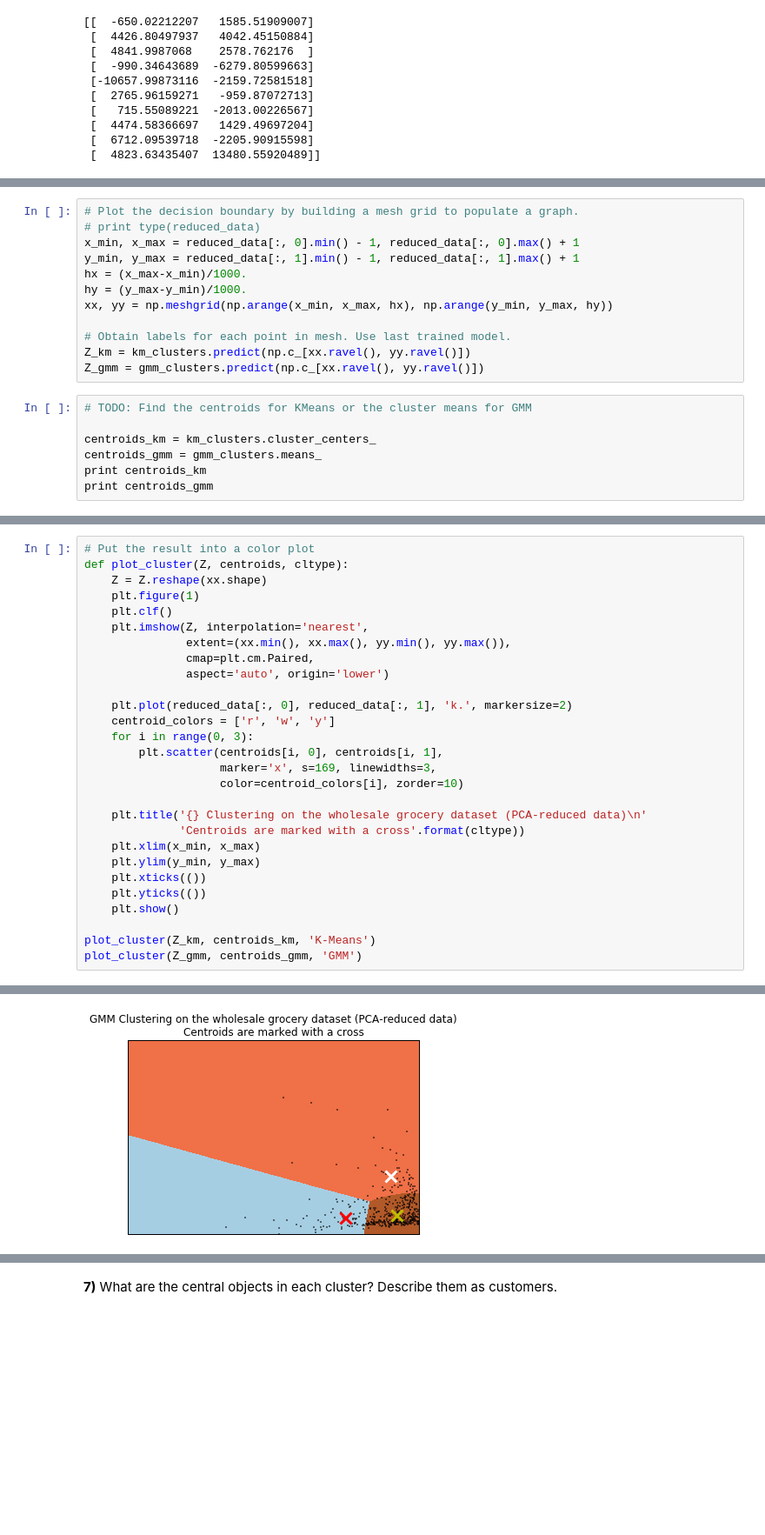
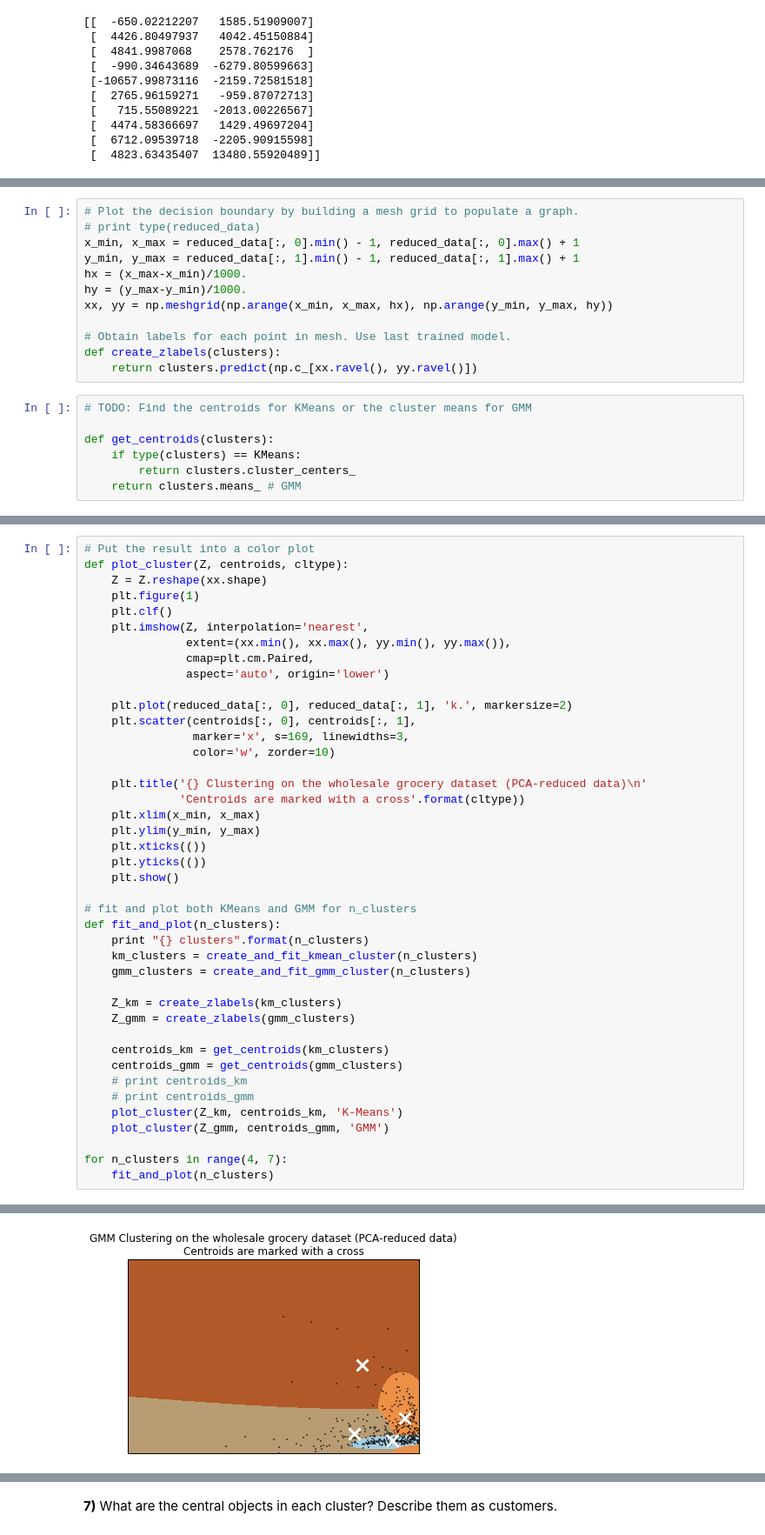
Before and after one commit to reynardmh/mlnd-projects, a Jupyter notebook: p3-customer_segments/customer_segments.ipynb, the cells around one changed output, grey strips where cells are left out. Shown at 87% size. Saved outputs shown, nothing was run; the diff lists cells and outputs as text; blank space fills up the shorter version.

```diff
--- a/p3-customer_segments/customer_segments.ipynb
+++ b/p3-customer_segments/customer_segments.ipynb
@@ -295,12 +291,12 @@ hy = (y_max-y_min)/1000.
 xx, yy = np.meshgrid(np.arange(x_min, x_max, hx), np.arange(y_min, y_max, hy))
 
 # Obtain labels for each point in mesh. Use last trained model.
-Z_km = km_clusters.predict(np.c_[xx.ravel(), yy.ravel()])
-Z_gmm = gmm_clusters.predict(np.c_[xx.ravel(), yy.ravel()])
+def create_zlabels(clusters):
+    return clusters.predict(np.c_[xx.ravel(), yy.ravel()])
 # %%
 # TODO: Find the centroids for KMeans or the cluster means for GMM
 
-centroids_km = km_clusters.cluster_centers_
-centroids_gmm = gmm_clusters.means_
-print centroids_km
-print centroids_gmm
+def get_centroids(clusters):
+    if type(clusters) == KMeans:
+        return clusters.cluster_centers_
+    return clusters.means_ # GMM
@@ -323,11 +312,9 @@ def plot_cluster(Z, centroids, cltype):
                aspect='auto', origin='lower')
 
     plt.plot(reduced_data[:, 0], reduced_data[:, 1], 'k.', markersize=2)
-    centroid_colors = ['r', 'w', 'y']
-    for i in range(0, 3):
-        plt.scatter(centroids[i, 0], centroids[i, 1],
-                    marker='x', s=169, linewidths=3,
-                    color=centroid_colors[i], zorder=10)
+    plt.scatter(centroids[:, 0], centroids[:, 1],
+                marker='x', s=169, linewidths=3,
+                color='w', zorder=10)
 
     plt.title('{} Clustering on the wholesale grocery dataset (PCA-reduced data)\n'
               'Centroids are marked with a cross'.format(cltype))
@@ -337,6 +324,22 @@ def plot_cluster(Z, centroids, cltype):
     plt.yticks(())
     plt.show()
 
-plot_cluster(Z_km, centroids_km, 'K-Means')
-plot_cluster(Z_gmm, centroids_gmm, 'GMM')
+# fit and plot both KMeans and GMM for n_clusters
+def fit_and_plot(n_clusters):
+    print "{} clusters".format(n_clusters)
+    km_clusters = create_and_fit_kmean_cluster(n_clusters)
+    gmm_clusters = create_and_fit_gmm_cluster(n_clusters)
+
+    Z_km = create_zlabels(km_clusters)
+    Z_gmm = create_zlabels(gmm_clusters)
+
+    centroids_km = get_centroids(km_clusters)
+    centroids_gmm = get_centroids(gmm_clusters)
+    # print centroids_km
+    # print centroids_gmm
+    plot_cluster(Z_km, centroids_km, 'K-Means')
+    plot_cluster(Z_gmm, centroids_gmm, 'GMM')
+
+for n_clusters in range(4, 7):
+    fit_and_plot(n_clusters)
 # %% [output]
@@ -344 +348 @@ plot_cluster(Z_gmm, centroids_gmm, 'GMM')
-[figure, old version]
+[figure, new version]
```
Also changed, not shown: parts of 6 cells of this notebook, 3 other files.
